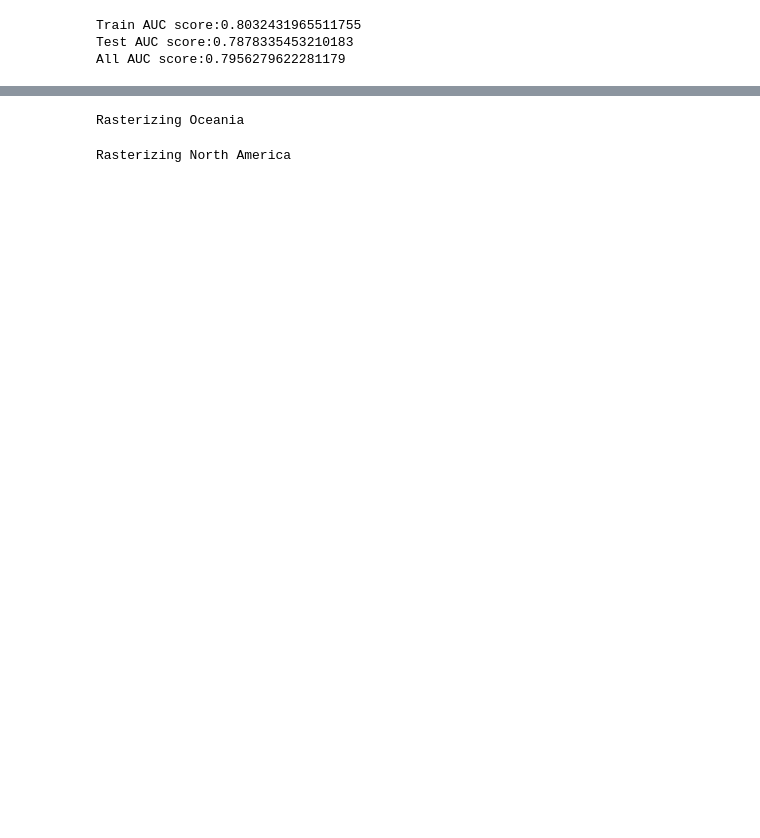
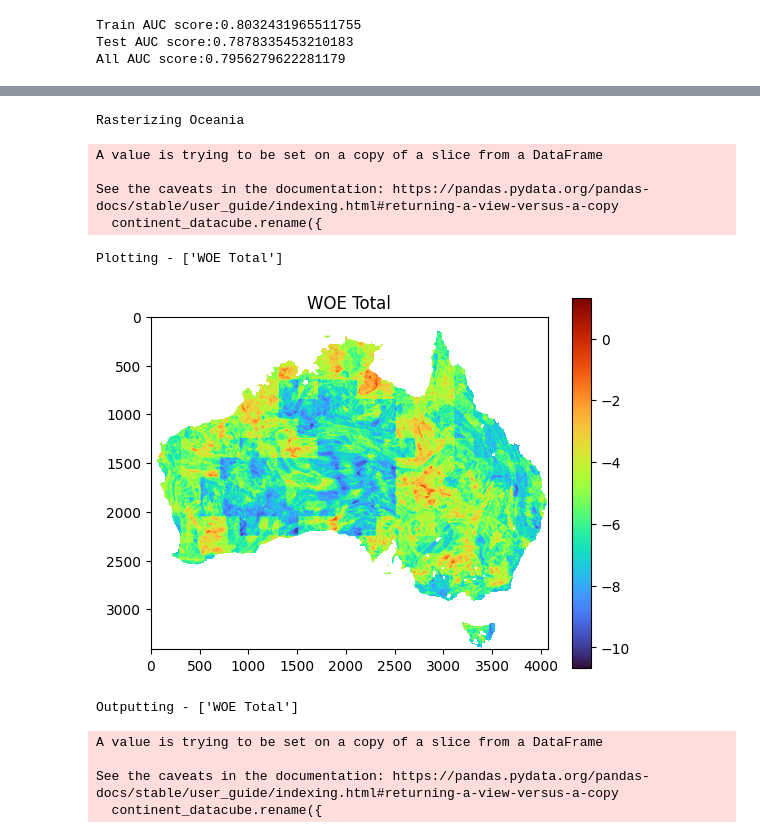
Before and after one commit to DARPA-CRITICALMAAS/sri-ta3-baselines, a Jupyter notebook: H3_MVT_WOE_baseline.ipynb, the cells around one changed output, grey strips where cells are left out. Cells and saved outputs as stored; diff of their text form; code cells hidden in the pictures; blank space fills up the shorter version.

```diff
--- a/H3_MVT_WOE_baseline.ipynb
+++ b/H3_MVT_WOE_baseline.ipynb
@@ -247,79 +250,91 @@ Produces the WOE baseline prospectivity raster.
 # %%
+from os import makedirs
 from shapely import wkt
 import rasterio
 
-raster_df = all_result[["H3_Geometry","Continent_Majority","WOE Total"]].copy()
+# subset of datacube to visualize / rasterize - first two columns **MUST** be included
+raster_df = all_result[["H3_Geometry", "Continent_Majority", "WOE Total"]].copy()
 
+# sets location for output raster(s)
+output_dir = './data/outputs/'
+makedirs(output_dir, exist_ok=True)
+
+# bounds for each continent - visualized / rasterized separately
 continents = {
     "Oceania": {'left':112.9, 'bottom':-43.6, 'right':153.6, 'top':-9.5},
     "North America": {'left':-179.8, 'bottom':24.5, 'right':-52.6, 'top':83.15}
 }
 
+# (height, width) in CRS metric
 resolution = (0.01, 0.01)
 
+# make strings into shapely polygon type
 raster_df["H3_Geometry"] = raster_df["H3_Geometry"].apply(wkt.loads)
 
-nodata_value = rasterio.open("./data2/GeophysicsGravity_Australia.tif").nodata
-
+# rasterizes / visualizes each continent in datacube (set of bounds)
 for idx, (continent, bounds) in enumerate(continents.items()):
     print(f"Rasterizing {continent}")
+
+    # selects subset of datacube on continent
     continent_datacube = raster_df[raster_df["Continent_Majority"] == continent]
 
+    # defines the raster size in pixels from bounds / resolution
     height = int((bounds["top"]-bounds["bottom"]) / resolution[0])
     width = int((bounds["right"]-bounds["left"]) / resolution[1])
 
+    # defines raster transforms from bounds and size
     tif_tf = rasterio.transform.from_bounds(
         bounds["left"],
         bounds["bottom"],
         bounds["right"],
         bounds["top"],
         width,
         height
     )
 
+    # sets meta data for rasters
     tiff_meta = {
         "driver": 'GTiff',
         "height": height,
         "width": width,
         "count": 1,
-        "dtype": "float64",
+        "dtype": "float32",
         "crs": rasterio.CRS.from_epsg(4326),
         "transform": tif_tf,
-        "nodata": nodata_value,
+        "nodata": np.nan,
         "compress": "lzw",
     }
 
-    # continent_datacube.rename({
-        # geology
-        # "Geology_Lithology_Majority": "Lithology (major)",
-        # "Geology_Period_Maximum_Majority": "Period (maximum)",
-        # "Geology_Period_Minimum_Majority": "Period (minimum)",
-        # "Geology_Paleolatitude_Period_Maximum": "Paleo-latitude",
-        # "Terrane_Proximity": "Proximity to terrane boundaries",
-        # "Geology_PassiveMargin_Proximity": "Proximity to passive margins",
-        # "Geology_BlackShale_Proximity": "Proximity to black shales",
-        # "Geology_Fault_Proximity": "Proximity to faults",
-        # "Sedimentary_Dictionary": "Sedimentary dictionaries",
-        # "Igneous_Dictionary": "Igneous dictionaries",
-        # "Metamorphic_Dictionary": "Metamorphic dictionaries",
+    # renames columns to be conistent with Lawley'22
+    continent_datacube.rename({
         # geophysics
-    #     "Seismic_LAB_Priestley": "Depth to Lab",
-    #     "Seismic_Moho": "Depth to Moho",
-    #     "Gravity_GOCE_ShapeIndex": "Satellite Gravity",
-    #     "Gravity_Bouguer": "Gravity Bouguer",
-    #     "Gravity_Bouguer_HGM": "Gravity HGM",
-    #     "Gravity_Bouguer_UpCont30km_HGM": "Gravity upward-continued HGM",
-    #     "Gravity_Bouguer_HGM_Worms_Proximity": "Gravity Worms",
-    #     "Gravity_Bouguer_UpCont30km_HGM_Worms_Proximity": "Gravity upward-continued worms",
-    #     "Magnetic_HGM": "Magnetic HGM",
-    #     "Magnetic_LongWavelength_HGM": "Magnetic long-wavelength HGM",
-    #     "Magnetic_HGM_Worms_Proximity": "Magnetic worms",
-    #     "Magnetic_LongWavelength_HGM_Worms_Proximity": "Magnetic long-wavelength worms"
-    # }, axis=1, inplace=True)
+        "Seismic_LAB_Priestley": "Depth to Lab",
+        "Seismic_Moho": "Depth to Moho",
+        "Gravity_GOCE_ShapeIndex": "Satellite Gravity",
+        "Gravity_Bouguer": "Gravity Bouguer",
+        "Gravity_Bouguer_HGM": "Gravity HGM",
+        "Gravity_Bouguer_UpCont30km_HGM": "Gravity upward-continued HGM",
+        "Gravity_Bouguer_HGM_Worms_Proximity": "Gravity Worms",
+        "Gravity_Bouguer_UpCont30km_HGM_Worms_Proximity": "Gravity upward-continued worms",
+        "Magnetic_HGM": "Magnetic HGM",
+        "Magnetic_LongWavelength_HGM": "Magnetic long-wavelength HGM",
+        "Magnetic_HGM_Worms_Proximity": "Magnetic worms",
+        "Magnetic_LongWavelength_HGM_Worms_Proximity": "Magnetic long-wavelength worms"
+    }, axis=1, inplace=True)
 
-    # utils.visualize_datacube(continent_datacube, tiff_meta)
+    utils.visualize_datacube(continent_datacube, tiff_meta)
 
-    utils.rasterize_datacube(continent_datacube, tiff_meta, './data/maps/', "lawley_woe_"+continent.lower().replace(" ","-"))
+    utils.rasterize_datacube(continent_datacube, tiff_meta, output_dir, "lawley_woe_"+continent.lower().replace(" ","-"))
 # %% [output]
 Rasterizing Oceania
-Rasterizing North America
+A value is trying to be set on a copy of a slice from a DataFrame
+
+See the caveats in the documentation: https://pandas.pydata.org/pandas-docs/stable/user_guide/indexing.html#returning-a-view-versus-a-copy
+  continent_datacube.rename({
+Plotting - ['WOE Total']
+[figure, added]
+Outputting - ['WOE Total']
+A value is trying to be set on a copy of a slice from a DataFrame
+
+See the caveats in the documentation: https://pandas.pydata.org/pandas-docs/stable/user_guide/indexing.html#returning-a-view-versus-a-copy
+  continent_datacube.rename({
```
Also changed, not shown: parts of 24 cells of this notebook, 6 other files.
